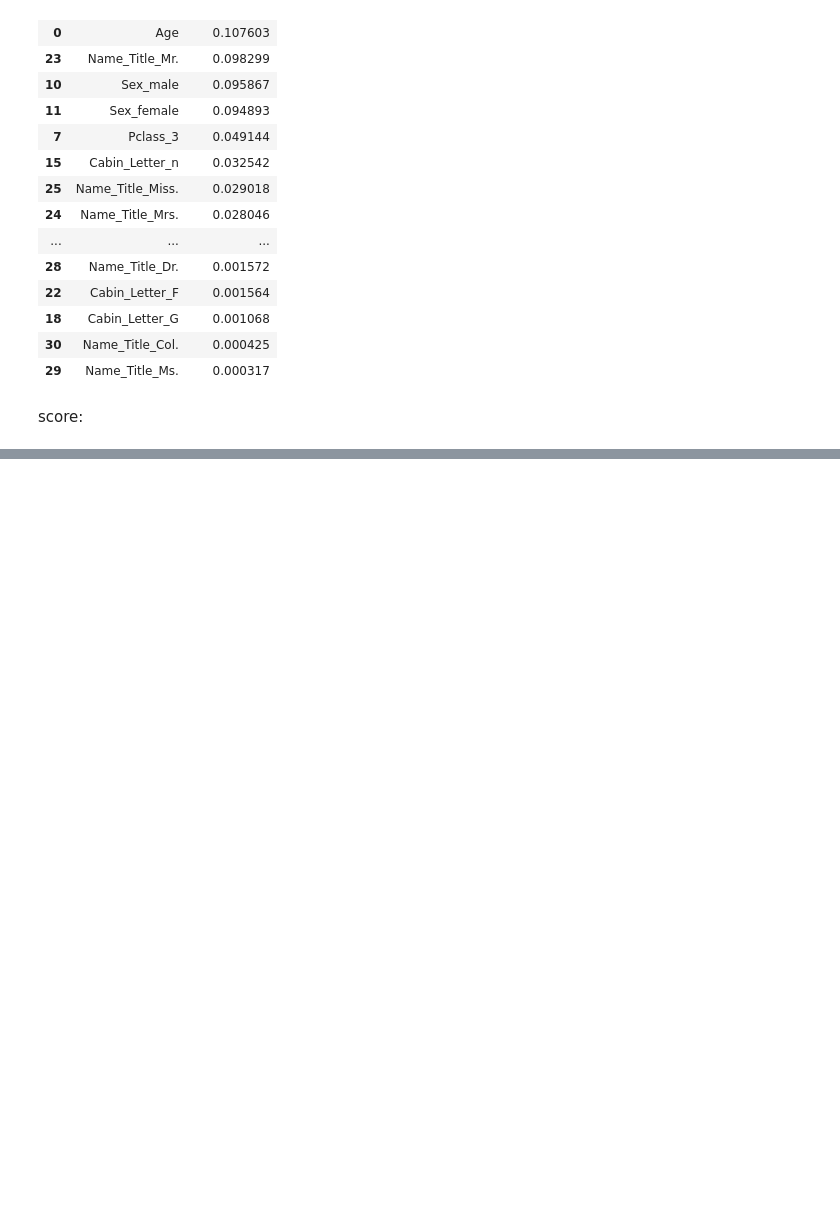
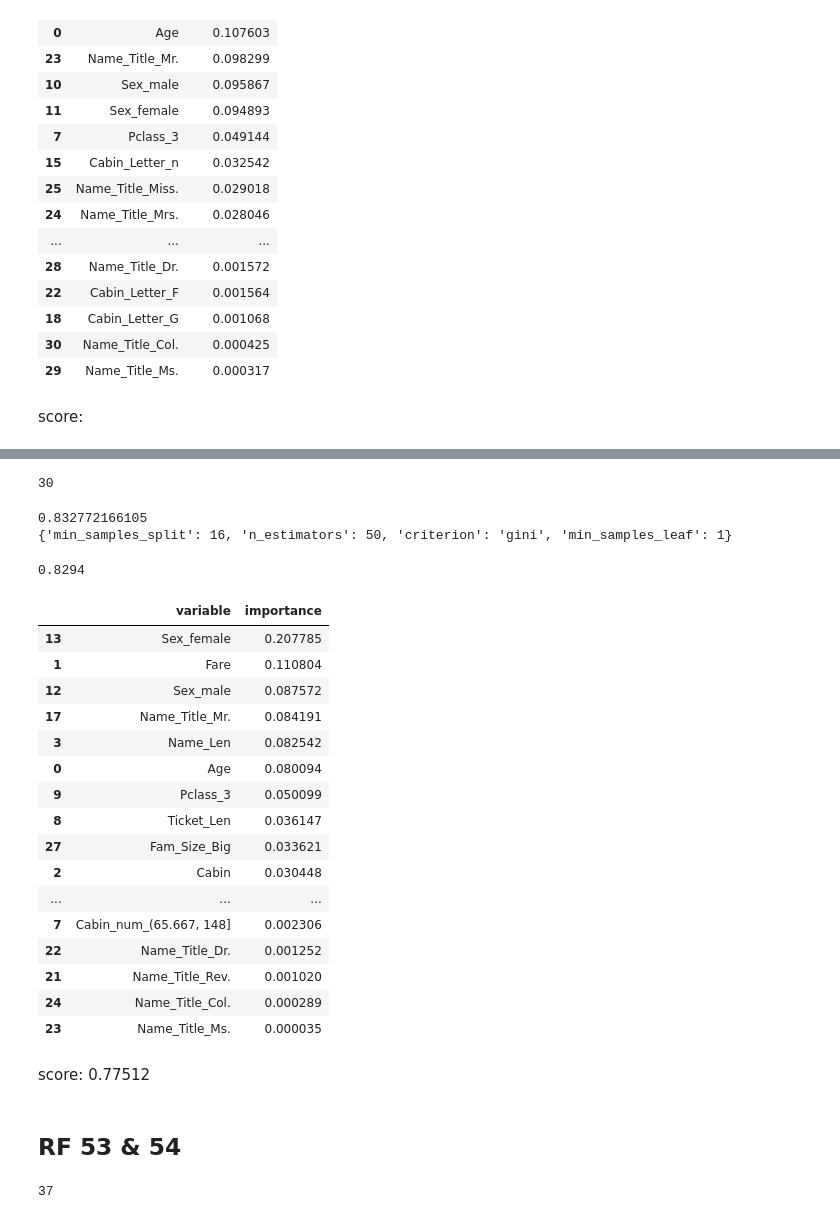
Before and after one commit to zlatankr/Projects, a Jupyter notebook: Titanic/random_forest.ipynb, the cells around one changed output, grey strips where cells are left out. Cells and saved outputs as stored; diff of their text form; code cells hidden in the pictures; blank space fills up the shorter version.

```diff
--- a/Titanic/random_forest.ipynb
+++ b/Titanic/random_forest.ipynb
@@ -2326,0 +2329,23 @@ score:
+# %%
+train = pd.read_csv(os.path.join('data', 'train.csv'))
+test = pd.read_csv(os.path.join('data', 'test.csv'))
+train, test = feature_process_helper.names(train, test)
+train, test = feature_process_helper.age_impute(train, test)
+train, test = feature_process_helper.cabin_num(train, test)
+#train, test = feature_process_helper.cabin(train, test)
+train['Cabin'] = train['Cabin'].apply(lambda x: 1 if pd.isnull(x) else 0)
+test['Cabin'] = test['Cabin'].apply(lambda x: 1 if pd.isnull(x) else 0)
+train, test = feature_process_helper.embarked_impute(train, test)
+train, test = feature_process_helper.fam_size(train, test)
+train['Ticket_Len'] = train['Ticket'].apply(lambda x: len(x))
+test['Ticket_Len'] = test['Ticket'].apply(lambda x: len(x))
+#train['Ticket_Len'] = train['Ticket'].apply(lambda x: len(x))
+#test['Ticket_Len'] = test['Ticket'].apply(lambda x: len(x))
+#train, test = feature_process_helper.ticket_grouped(train, test)
+train, test = feature_process_helper.dummies(train, test, columns = ['Pclass', 'Sex', 'Embarked',
+                                                                     'Name_Title', 'Fam_Size'])
+train, test = feature_process_helper.drop(train, test, bye = ['Ticket'])
+# %%
+len(train.columns)
+# %% [output]
+30
@@ -2326,0 +2370,41 @@ score:
+# %%
+print(gs.best_score_)
+print(gs.best_params_)
+# %% [output]
+0.832772166105
+{'min_samples_split': 16, 'n_estimators': 50, 'criterion': 'gini', 'min_samples_leaf': 1}
+# %%
+rf = RandomForestClassifier(criterion='gini',
+                             n_estimators=50,
+                             min_samples_split=16,
+                             min_samples_leaf=1,
+                             max_features='auto',
+                             oob_score=True,
+                             random_state=1,
+                             n_jobs=-1)
+rf.fit(train.iloc[:, 2:], train.iloc[:, 1])
+print "%.4f" % rf.oob_score_
+# %% [output]
+0.8294
+# %%
+pd.concat((pd.DataFrame(train.iloc[:, 2:].columns, columns = ['variable']),
+           pd.DataFrame(rf.feature_importances_, columns = ['importance'])),
+          axis = 1).sort_values(by='importance', ascending = False)
+# %% [output]
+|  | variable | importance |
+| 13 | Sex_female | 0.207785 |
+| 1 | Fare | 0.110804 |
+| 12 | Sex_male | 0.087572 |
+| 17 | Name_Title_Mr. | 0.084191 |
+| 3 | Name_Len | 0.082542 |
+| 0 | Age | 0.080094 |
+| 9 | Pclass_3 | 0.050099 |
+| 8 | Ticket_Len | 0.036147 |
+| 27 | Fam_Size_Big | 0.033621 |
+| 2 | Cabin | 0.030448 |
+| ... | ... | ... |
+| 7 | Cabin_num_(65.667, 148] | 0.002306 |
+| 22 | Name_Title_Dr. | 0.001252 |
+| 21 | Name_Title_Rev. | 0.001020 |
+| 24 | Name_Title_Col. | 0.000289 |
+| 23 | Name_Title_Ms. | 0.000035 |
@@ -2326,0 +2417,4 @@ score:
+# %% [markdown]
+score:  0.77512
+# %% [markdown]
+## RF 53 & 54
@@ -2326,0 +2438,4 @@ score:
+# %%
+len(train.columns)
+# %% [output]
+37
```
Also changed, not shown: parts of 175 cells of this notebook, 20 other files.
